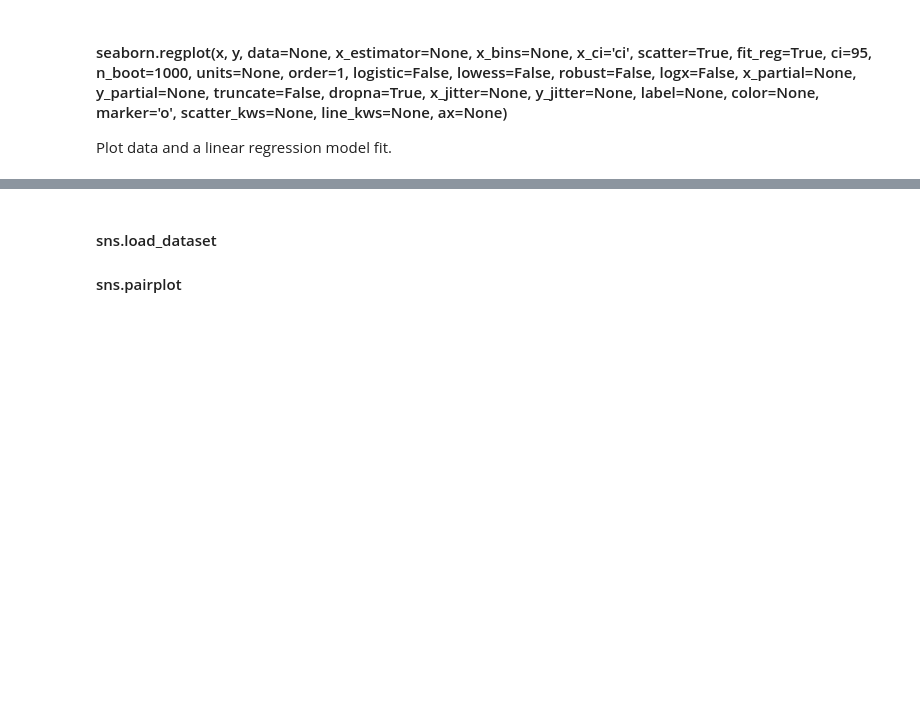
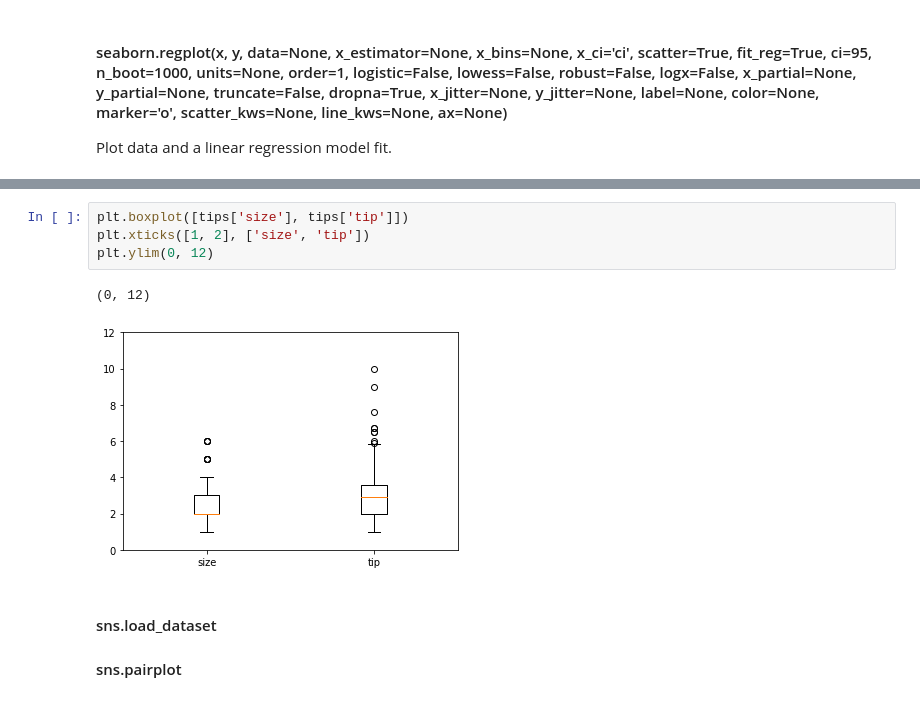
Before and after one commit to d823944/AI-FIP-Training, a Jupyter notebook: Python-for-Data-Analysis/chapter-09-C-Matplotlib-Seaborn.ipynb, the cells around one changed output, grey strips where cells are left out. Cells and saved outputs as stored; diff of their text form; blank space fills up the shorter version.

```diff
--- a/Python-for-Data-Analysis/chapter-09-C-Matplotlib-Seaborn.ipynb
+++ b/Python-for-Data-Analysis/chapter-09-C-Matplotlib-Seaborn.ipynb
@@ -35,3 +73,10 @@ sns.factorplot(x='tip_pct', y='day', kind='box', data=tips)
+# %%
+plt.boxplot([tips['size'], tips['tip']])
+plt.xticks([1, 2], ['size', 'tip'])
+plt.ylim(0, 12)
+# %% [output]
+(0, 12)
+[figure, added]
 # %% [markdown]
 #### sns.load_dataset
 #### sns.pairplot
```
Also changed, not shown: parts of 14 cells of this notebook.
